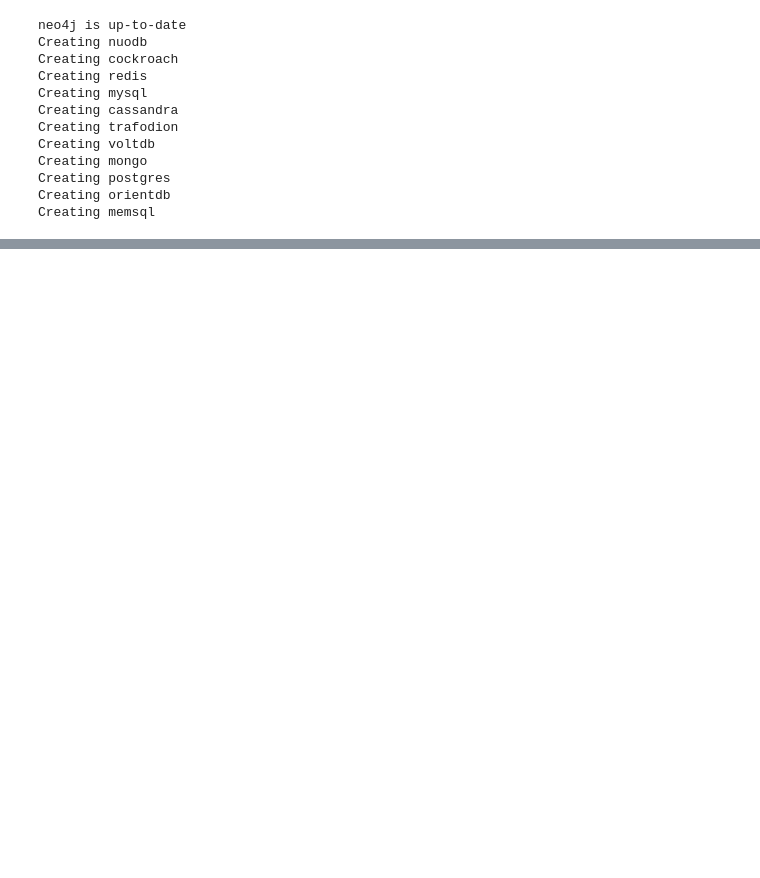
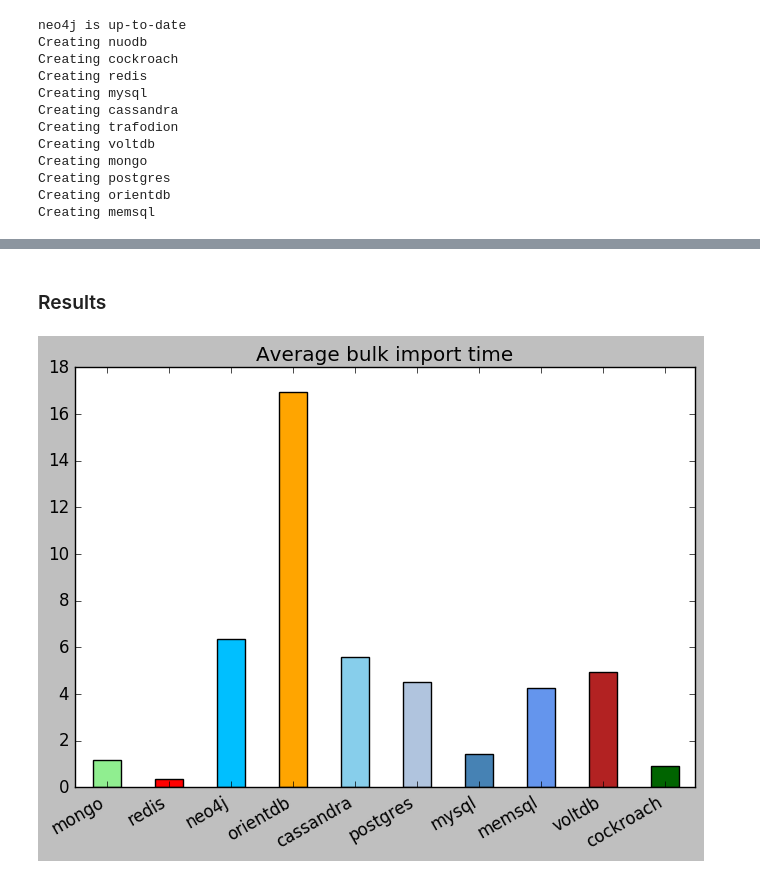
Before and after one commit to BigData-MielPops/Project2, a Jupyter notebook: python_commands_test.ipynb, the cells around one changed output, grey strips where cells are left out. Cells and saved outputs as stored; diff of their text form; code cells hidden in the pictures; blank space fills up the shorter version.

```diff
--- a/python_commands_test.ipynb
+++ b/python_commands_test.ipynb
@@ -121,0 +200,2 @@ o = run_command('D: && cd "D:\GitHub\BigData\Project2\Docker" && docker-compose
+# %%
+(import_times_avg, import_times_peak) = average_time(data_import_commands, containers, 5)
@@ -121,0 +220,6 @@ o = run_command('D: && cd "D:\GitHub\BigData\Project2\Docker" && docker-compose
+# %% [markdown]
+### Results
+# %%
+bar_plot(import_times_avg, containers, colours, "Average bulk import time")
+# %% [output]
+[figure, added]
```
Also changed, not shown: parts of 31 cells of this notebook.
